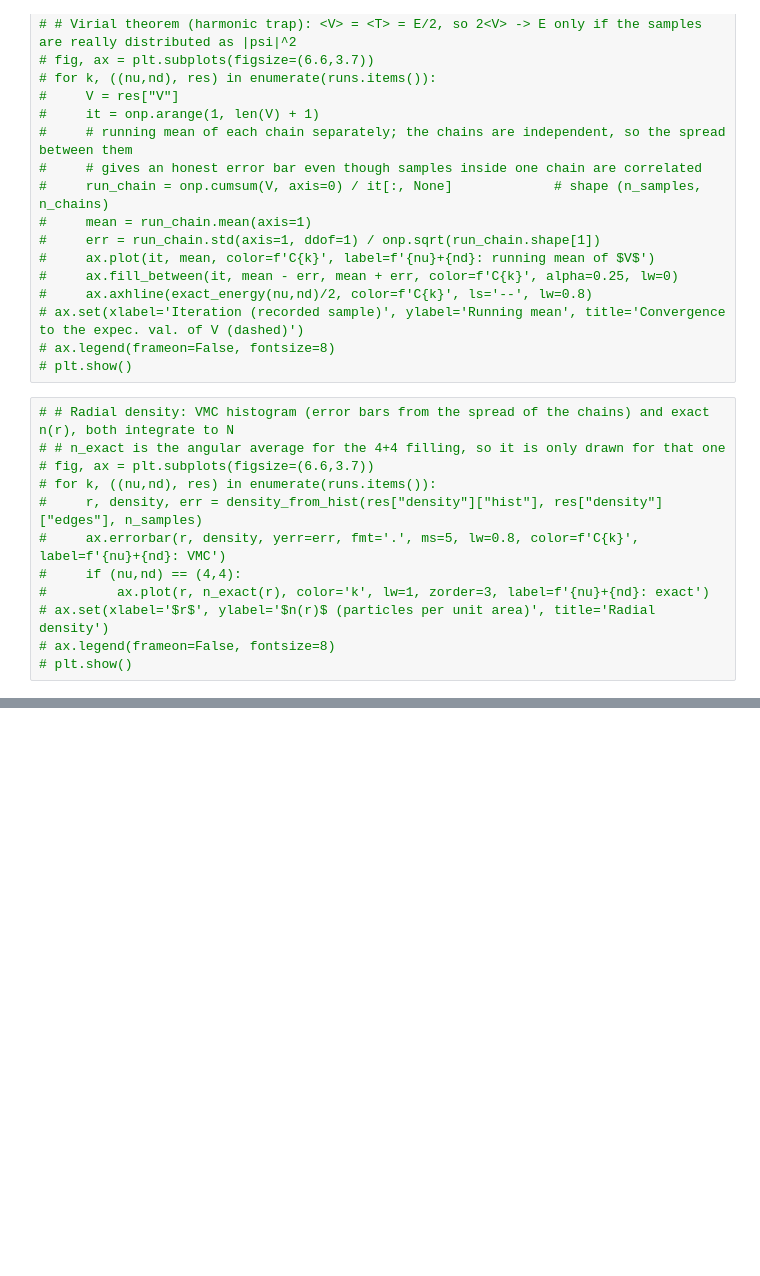
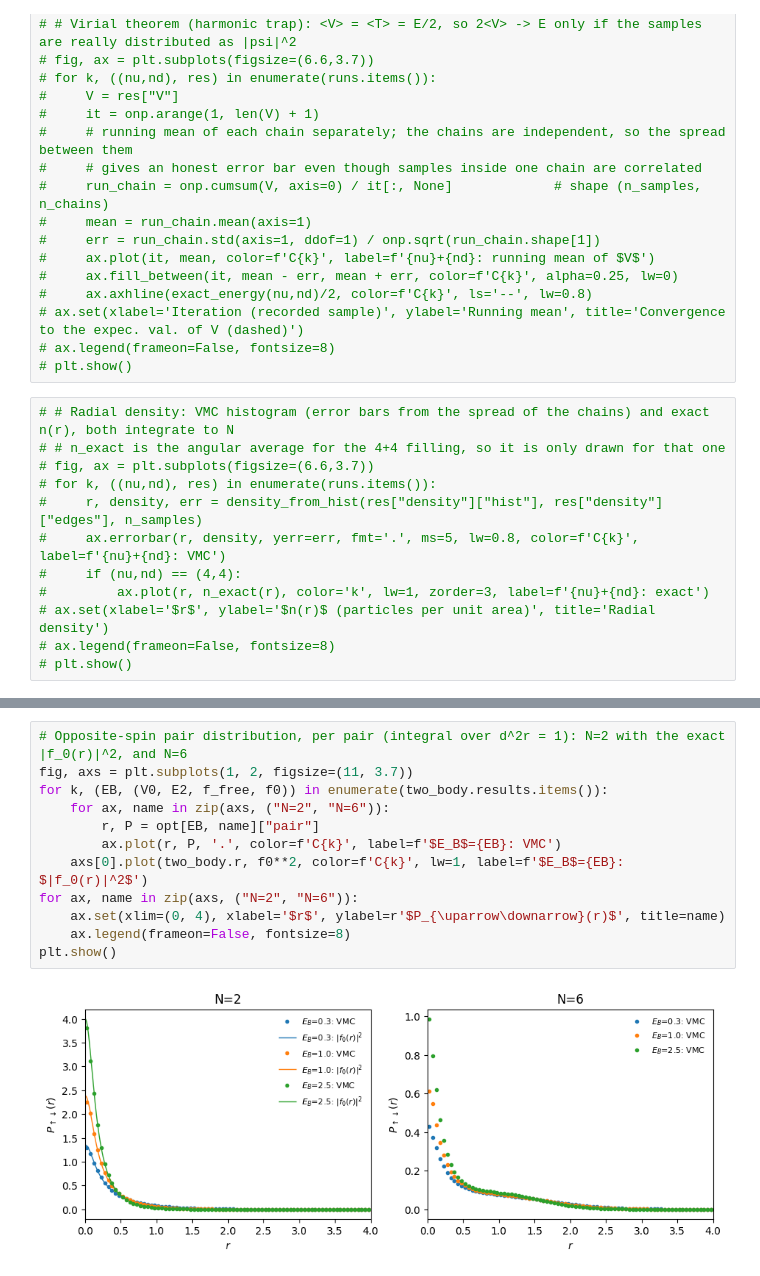
Before and after one commit to FrancescoMinisini/TPIV1, a Jupyter notebook: Project/tpiv_project/theory/vmc_fermions/experiments.ipynb, the cells around one changed output, grey strips where cells are left out. Drawn from its saved outputs; the diff is of its cells as text; blank space fills up the shorter version.

```diff
--- a/Project/tpiv_project/theory/vmc_fermions/experiments.ipynb
+++ b/Project/tpiv_project/theory/vmc_fermions/experiments.ipynb
@@ -75,0 +194,14 @@ from vmc_core import *
+# %%
+# Opposite-spin pair distribution, per pair (integral over d^2r = 1): N=2 with the exact |f_0(r)|^2, and N=6
+fig, axs = plt.subplots(1, 2, figsize=(11, 3.7))
+for k, (EB, (V0, E2, f_free, f0)) in enumerate(two_body.results.items()):
+    for ax, name in zip(axs, ("N=2", "N=6")):
+        r, P = opt[EB, name]["pair"]
+        ax.plot(r, P, '.', color=f'C{k}', label=f'$E_B$={EB}: VMC')
+    axs[0].plot(two_body.r, f0**2, color=f'C{k}', lw=1, label=f'$E_B$={EB}: $|f_0(r)|^2$')
+for ax, name in zip(axs, ("N=2", "N=6")):
+    ax.set(xlim=(0, 4), xlabel='$r$', ylabel=r'$P_{\uparrow\downarrow}(r)$', title=name)
+    ax.legend(frameon=False, fontsize=8)
+plt.show()
+# %% [output]
+[figure, added]
```
Also changed, not shown: parts of 9 cells of this notebook, 2 other files.
